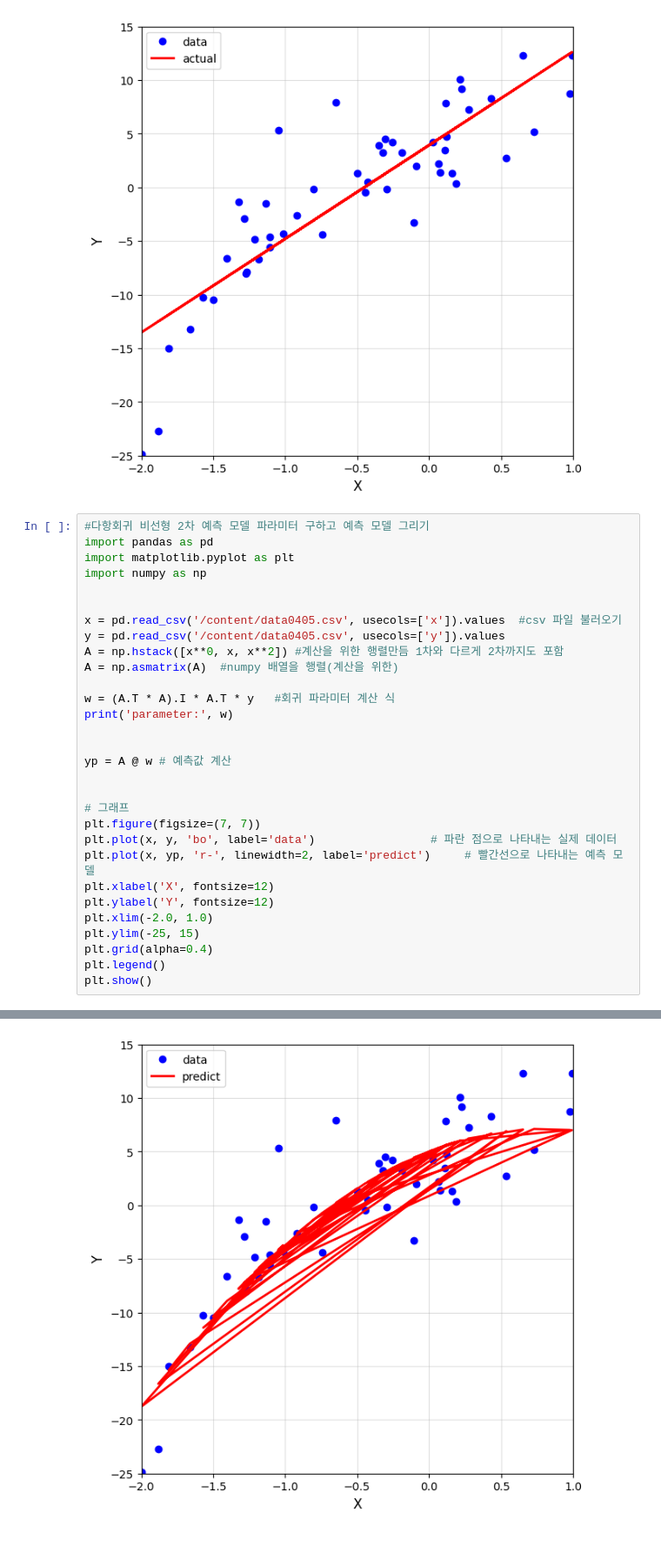
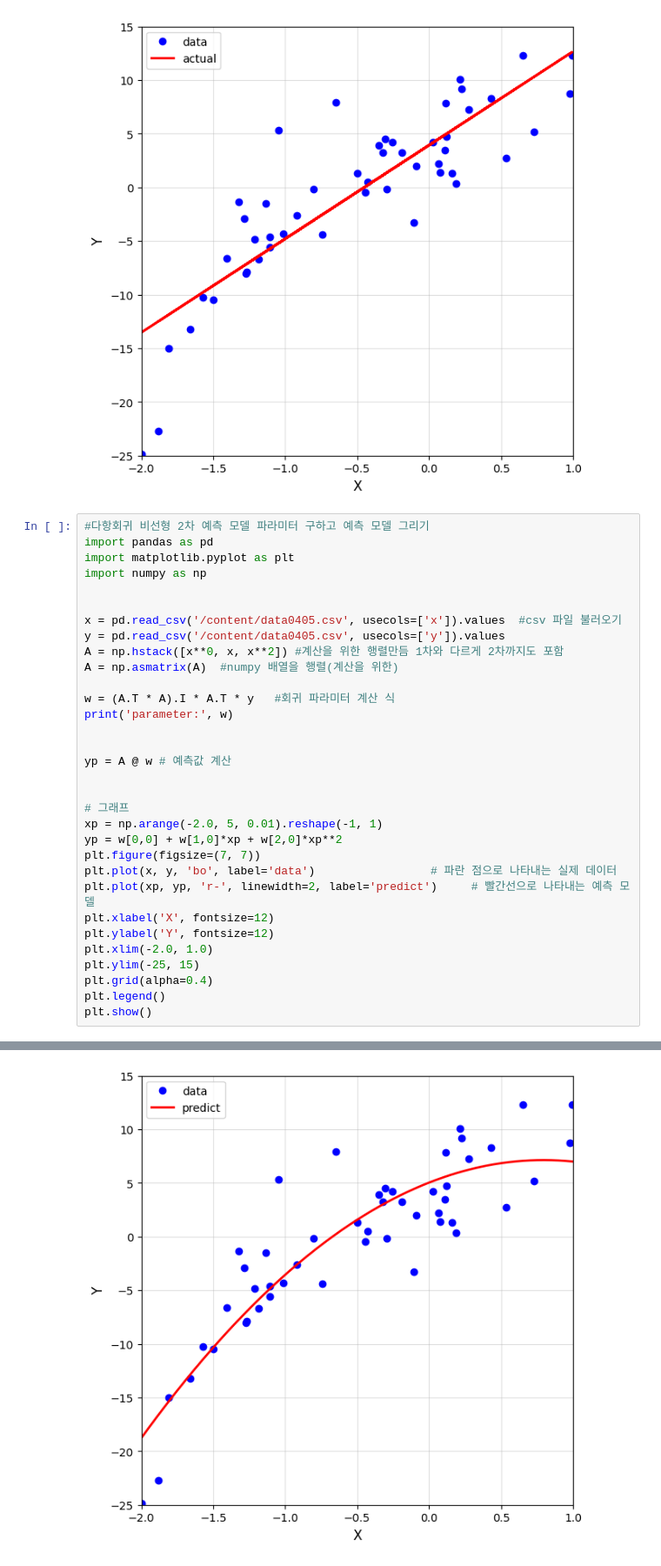
Before and after one commit to jwookkim0512/5WEEK-ASSIGNMENT, a Jupyter notebook: 5주차_과제.ipynb, the cells around one changed output, grey strips where cells are left out. Shown at 87% size. Drawn from its saved outputs; the diff is of its cells as text.

```diff
--- a/5주차_과제.ipynb
+++ b/5주차_과제.ipynb
@@ -39,35 +39,37 @@ import pandas as pd
 import matplotlib.pyplot as plt
 import numpy as np
 
 
 x = pd.read_csv('/content/data0405.csv', usecols=['x']).values  #csv 파일 불러오기
 y = pd.read_csv('/content/data0405.csv', usecols=['y']).values
 A = np.hstack([x**0, x, x**2]) #계산을 위한 행렬만듬 1차와 다르게 2차까지도 포함
 A = np.asmatrix(A)  #numpy 배열을 행렬(계산을 위한)
 
 w = (A.T * A).I * A.T * y   #회귀 파라미터 계산 식
 print('parameter:', w)
 
 
 yp = A @ w # 예측값 계산
 
 
 # 그래프
+xp = np.arange(-2.0, 5, 0.01).reshape(-1, 1)
+yp = w[0,0] + w[1,0]*xp + w[2,0]*xp**2
 plt.figure(figsize=(7, 7))
 plt.plot(x, y, 'bo', label='data')                 # 파란 점으로 나타내는 실제 데이터
-plt.plot(x, yp, 'r-', linewidth=2, label='predict')     # 빨간선으로 나타내는 예측 모델
+plt.plot(xp, yp, 'r-', linewidth=2, label='predict')     # 빨간선으로 나타내는 예측 모델
 plt.xlabel('X', fontsize=12)
 plt.ylabel('Y', fontsize=12)
 plt.xlim(-2.0, 1.0)
 plt.ylim(-25, 15)
 plt.grid(alpha=0.4)
 plt.legend()
 plt.show()
 # %% [output]
 parameter: [[ 5.03906362]
  [ 5.27924916]
  [-3.31676315]]
-[figure, old version]
+[figure, new version]
 # %%
 #다항회귀 비선형 10차 예측 모델 파라미터 구하고 예측 모델 그리기
 import pandas as pd
```
Also changed, not shown: parts of 1 cell of this notebook.
